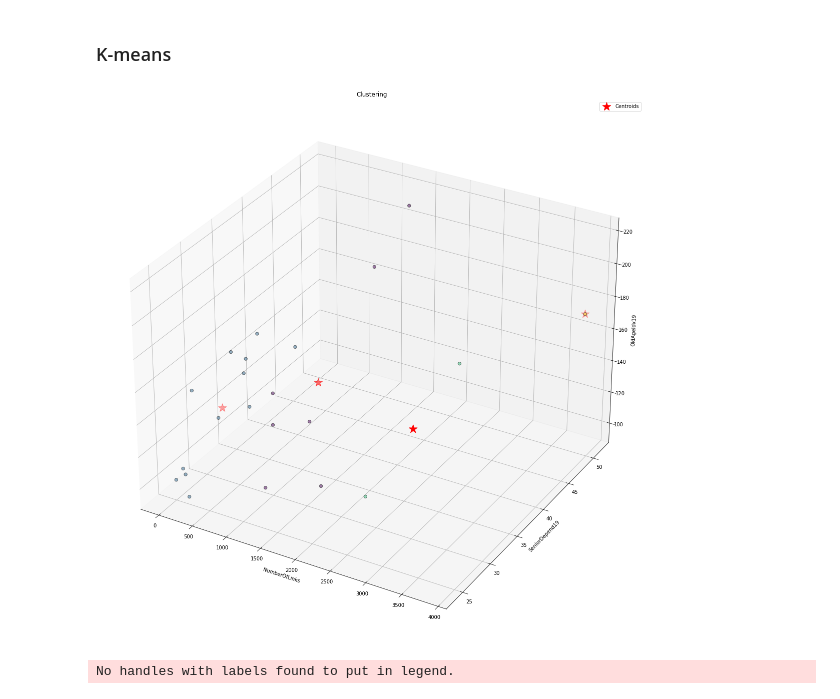
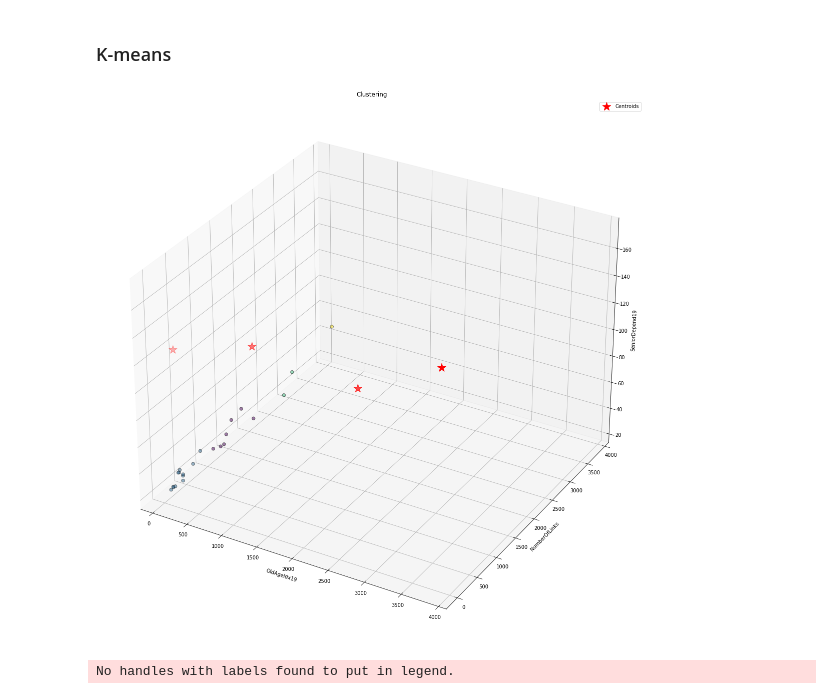
Before and after one commit to anafsa/ChildrenOfJupyter, a Jupyter notebook: Stage-1/challenge2/Exploratory Data Analysis_3.ipynb, the cells around one changed output. Cells and saved outputs as stored; diff of their text form; code cells hidden in the pictures.

Commit message:
rotate plot

```diff
--- a/Stage-1/challenge2/Exploratory Data Analysis_3.ipynb
+++ b/Stage-1/challenge2/Exploratory Data Analysis_3.ipynb
@@ -602,31 +602,31 @@ def perform_PCA(X, n_compoments, details=False):
 # %% [markdown]
 ### K-means
 # %%
-def kmeans_clustering(X, cols, nclusters):
+def kmeans_clustering(X, cols, nclusters, order=[2,0,1]):
     kmeans= KMeans(n_clusters=nclusters, init='k-means++', max_iter= 500, n_init=10, random_state=0)
     y_kmeans = kmeans.fit_predict(X)
 
     fig = plt.figure(figsize=(20,20))
     ax = fig.add_subplot(111, projection='3d')
 
-    ax.scatter(X[:,0],X[:,1],X[:,2], c=y_kmeans, edgecolor='k', s=40, alpha = 0.5)
+    ax.scatter(X[:,order[0]],X[:,order[1]],X[:,order[2]], c=y_kmeans, edgecolor='k', s=40, alpha = 0.5)
 
     ax.scatter(kmeans.cluster_centers_[:,0], kmeans.cluster_centers_[:,1], kmeans.cluster_centers_[:,2],
                s = 300, c = 'r', marker='*', label = 'Centroids')
 
     plt.legend()
     ax.set_title("Clustering")
-    ax.set_xlabel(cols[0])
-    ax.set_ylabel(cols[1])
-    ax.set_zlabel(cols[2])
+    ax.set_xlabel(cols[order[0]])
+    ax.set_ylabel(cols[order[1]])
+    ax.set_zlabel(cols[order[2]])
 
     plt.autoscale(enable=True, axis='x', tight=True)
 
     plt.show()
 
-kmeans_clustering(aggDf[cols].to_numpy(), cols, 4)
+kmeans_clustering(aggDf[cols].to_numpy(), cols, 4, order=[2,0,1])
 # %% [output]
-[figure, old version]
+[figure, new version]
 # %%
 def plot_3d(X, cols, y, size, order):
 
```
Also changed, not shown: parts of 1 cell of this notebook.
